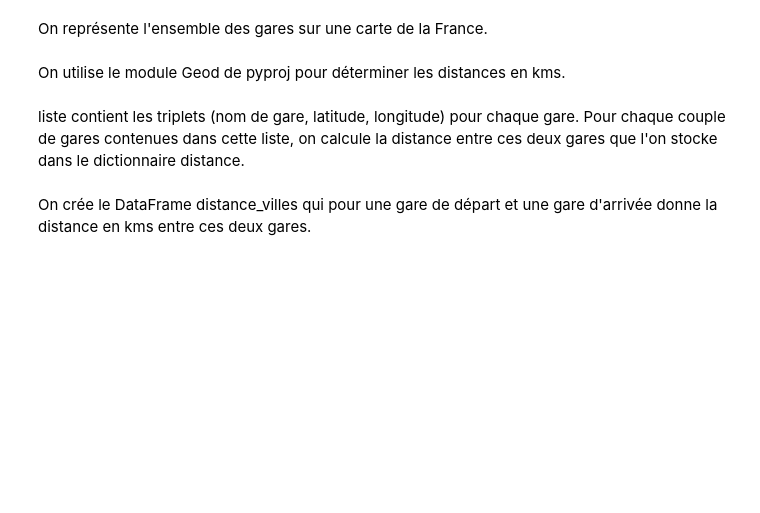
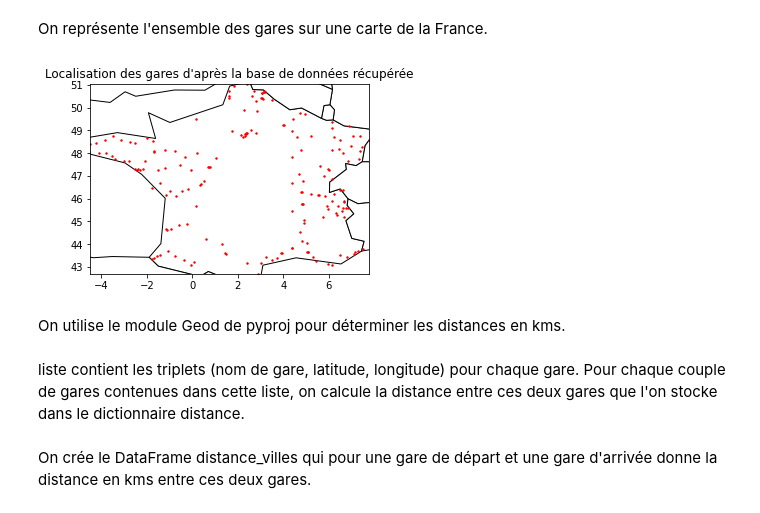
Before and after one commit to YohanWloczysiak/ProjetPythonA2S1, a Jupyter notebook: Rapport.ipynb, the cells around one changed output. Cells and saved outputs as stored; diff of their text form; code cells hidden in the pictures; blank space fills up the shorter version.

```diff
--- a/Rapport.ipynb
+++ b/Rapport.ipynb
@@ -375,7 +398,7 @@ bdd_sncf
 # %% [markdown]
 On récupère une nouvelle base de données contenant pour chaque gare ses coordonnées GPS (latitude et longitude). A partir de ces données, on va déterminer la distance pour l'ensemble des trajets contenus dans bdd_sncf.
 # %%
-coordonnees = pandas.read_csv('gares-tgv.csv', encoding = 'latin-1')
+coordonnees = pandas.read_csv('https://raw.githubusercontent.com/YohanWloczysiak/Projet_Python_A2_S1/main/gares-tgv.csv', encoding = 'latin-1')
 coordonnees = coordonnees.drop(['Unnamed: 0', 'INSEE_REG', 'NOM_REG','INSEE_DEP',
        'NOM_DEP'], axis=1)
 coordonnees
@@ -384,30 +419,27 @@ FileNotFoundError: ignored
 # %% [markdown]
 On représente l'ensemble des gares sur une carte de la France.
 # %%
-import geopandas
-from shapely.geometry import Point
-import matplotlib.pyplot as plt
-
 points = [Point(lon, lat) for ind, lat, lon in coordonnees[['Latitude', 'Longitude']].itertuples()]
 enedis = geopandas.GeoDataFrame(data=dict(geometry=points))
 enedis['Nom'] = coordonnees['Nom_Gare']
 enedis.head()
 
 world = geopandas.read_file(geopandas.datasets.get_path('naturalearth_lowres'))
 world.head()
 
-from shapely.geometry import Polygon
-europe = world[world.continent == "Europe"].copy()
-europe['geometry'] = europe.geometry.intersection(Polygon([(-10,35), (50,35), (50,70), (-10, 70)]))
+europe = world[(world.continent == "Europe")].copy()
+europe['geometry'] = europe.geometry.intersection(Polygon([[-10,35], [50,35], [50,70], [-10, 70]]))
 europe.head()
 
 fig, ax = plt.subplots(1, 1, figsize=(5, 4))
 minx, miny, maxx, maxy = enedis.total_bounds
 
-europe.plot(ax=ax, color='white', edgecolor='black')
+world.plot(ax=ax, color='white', edgecolor='black')
 enedis.plot(ax=ax, marker='o', color='red', markersize=2)
 ax.set_xlim(minx, maxx)
 ax.set_ylim(miny, maxy)
 ax.set_title("Localisation des gares d'après la base de données récupérée");
+# %% [output]
+[figure, added]
 # %% [markdown]
 On utilise le module Geod de pyproj pour déterminer les distances en kms.
```
Also changed, not shown: parts of 64 cells of this notebook.
